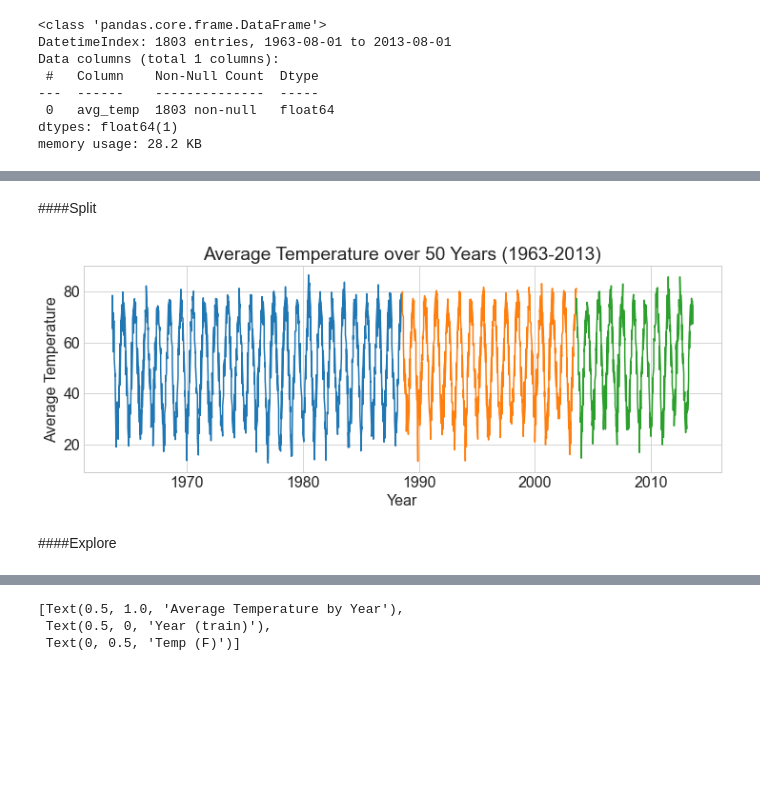
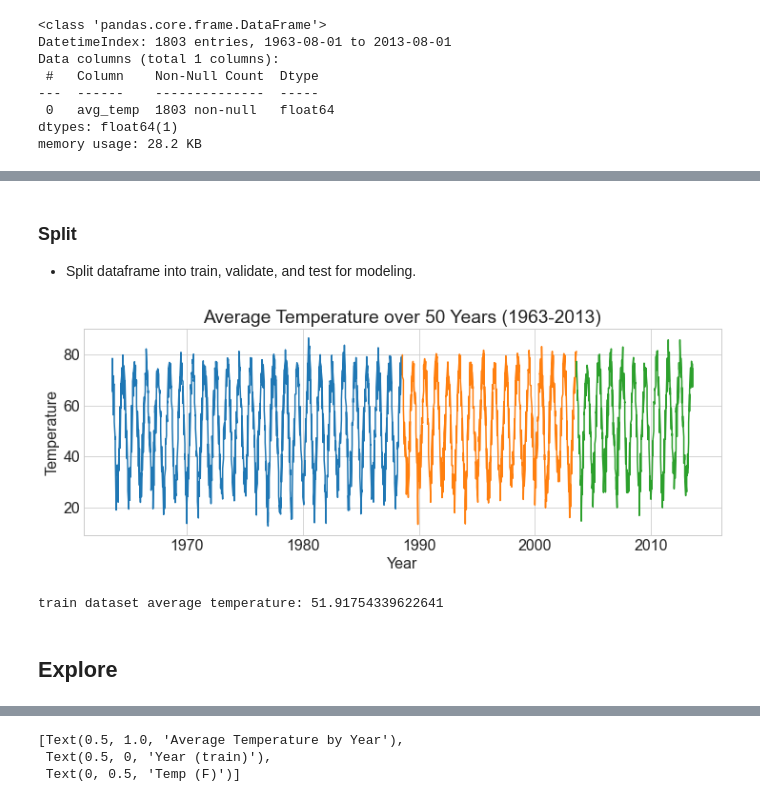
Before and after one commit to hrodjr/time-series-exercisess, a Jupyter notebook: time-series-e2e-exercise.ipynb, the cells around one changed output, grey strips where cells are left out. Cells and saved outputs as stored; diff of their text form; code cells hidden in the pictures; blank space fills up the shorter version.

```diff
--- a/time-series-e2e-exercise.ipynb
+++ b/time-series-e2e-exercise.ipynb
@@ -117,3 +170,4 @@ memory usage: 28.2 KB
 # %% [markdown]
-####Split
+### Split
+- Split dataframe into train, validate, and test for modeling.
 # %%
@@ -129,16 +184,18 @@ test = df[validate_end_index : ]
 # %%
 for col in train.columns:
     plt.figure(figsize=(12,4))
     plt.plot(train[col])
     plt.plot(validate[col])
     plt.plot(test[col])
-    plt.ylabel('Average Temperature')
+    plt.ylabel('Temperature')
     plt.xlabel('Year')
     plt.title('Average Temperature over 50 Years (1963-2013)')
     plt.show()
+    print('train dataset average temperature:', train.avg_temp.mean())
 # %% [output]
-[figure, old version]
+[figure, new version]
+train dataset average temperature: 51.91754339622641
 # %% [markdown]
-####Explore
+## Explore
 # %%
 y = train.avg_temp
```
Also changed, not shown: parts of 78 cells of this notebook, 1 other file.
